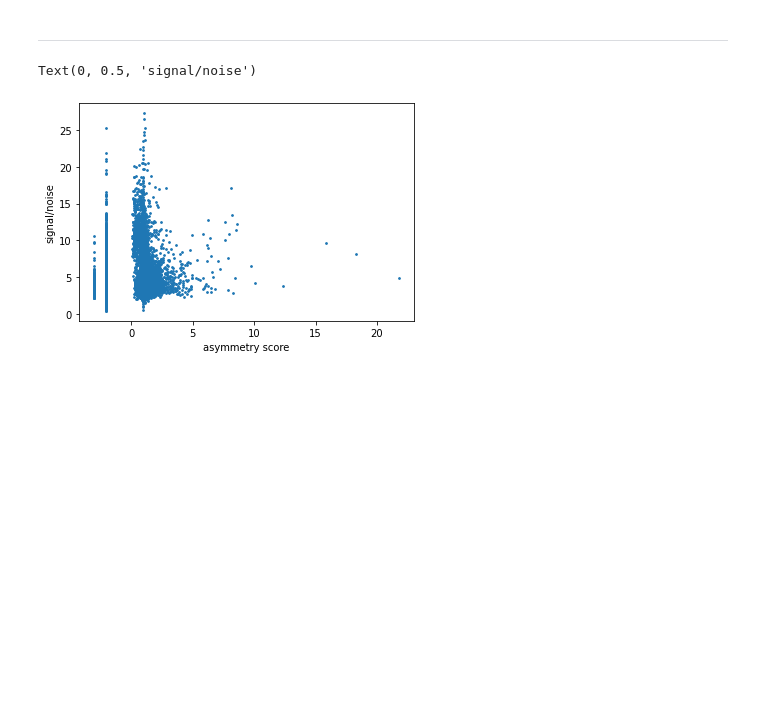
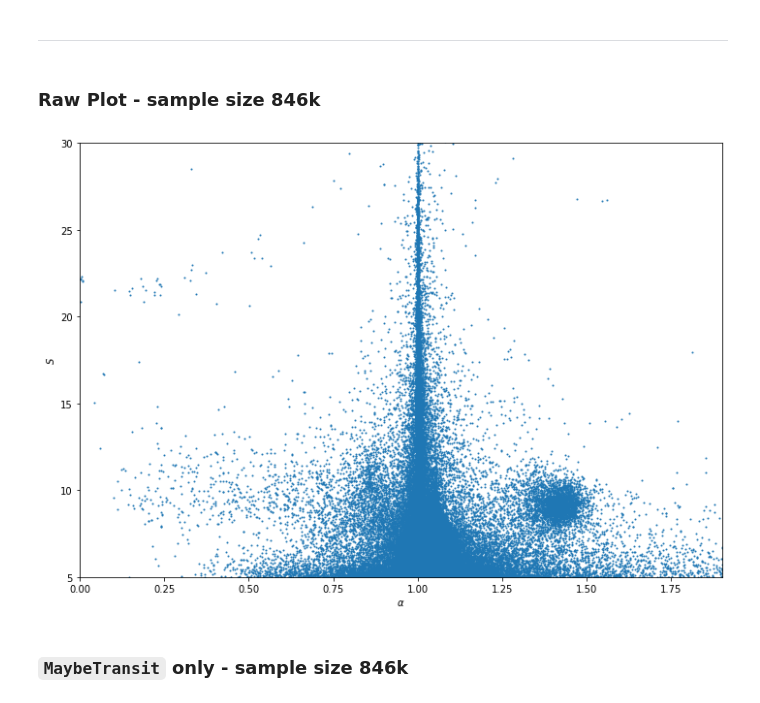
Before and after one commit to azibn/automated_exocomet_hunt, a Jupyter notebook: Notebooks/output_analysis.ipynb, the cells around one changed output. Cells and saved outputs as stored; diff of their text form; code cells hidden in the pictures; blank space fills up the shorter version.

```diff
--- a/Notebooks/output_analysis.ipynb
+++ b/Notebooks/output_analysis.ipynb
@@ -5,3 +14,3 @@ cd ..
 # %%
-with open('output.txt') as f:
+with open('output_xrp.txt') as f:
     lines = f.readlines()
@@ -15,5 +25,5 @@ import pandas as pd
 # %%
-cols = ['fits_file','signal','signal/noise','time','asym_score','width1','width2','duration','depth','transit_prob']
+cols = ['file','signal','signal/noise','time','asym_score','width1','width2','duration','depth','transit_prob']
 df = pd.DataFrame(data=lc_lists,columns=cols)
 df[cols[1:-1]] = df[cols[1:-1]].astype('float32')
 # %%
@@ -61,7 +71,18 @@ from matplotlib import pyplot as plt
-# %%
-plt.scatter(df['asym_score'],abs(df['signal/noise']),s=3)
-plt.xlabel('asymmetry score')
-plt.ylabel('signal/noise')
-# %% [output]
-Text(0, 0.5, 'signal/noise')
-[figure, removed]
+# %% [markdown]
+### Raw Plot - sample size 846k
+# %%
+def distribution(x,y):
+
+    fig,ax = plt.subplots(figsize=(10,7))
+    ax.scatter(x,y,s=1)
+    ax.set_xlim(0,1.9)
+    ax.set_ylim(5,30)
+    ax.set_xlabel('$\\alpha$')
+    ax.set_ylabel('$S$')
+    fig.tight_layout()
+
+distribution(df.asym_score,abs(df['signal/noise']))
+# %% [output]
+[figure, added]
+# %% [markdown]
+### `MaybeTransit` only - sample size 846k
```
Also changed, not shown: parts of 26 cells of this notebook, 4 other files.
